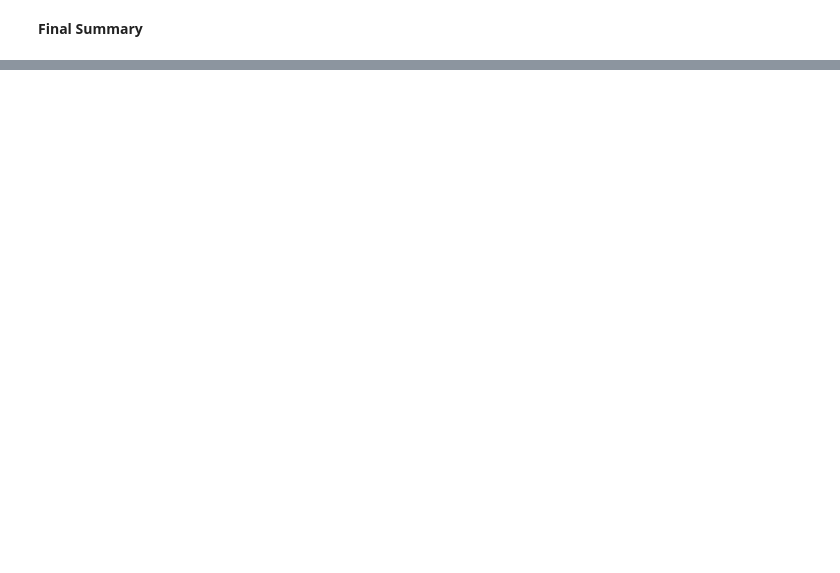
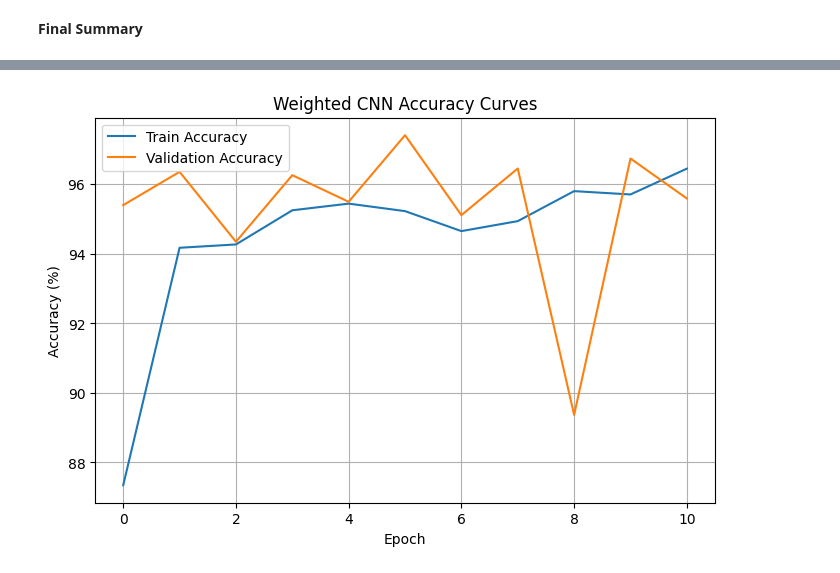
Before and after one commit to Shervinrtd/Chest_Xray, a Jupyter notebook: Chest_Xray.ipynb, the cells around one changed output, grey strips where cells are left out. Cells and saved outputs as stored; diff of their text form; code cells hidden in the pictures; blank space fills up the shorter version.

```diff
--- a/Chest_Xray.ipynb
+++ b/Chest_Xray.ipynb
@@ -1262,0 +2055,18 @@ plt.show()
+# %%
+plt.figure(figsize=(8,5))
+
+plt.plot(train_acc_weighted, label='Train Accuracy')
+plt.plot(val_acc_weighted, label='Validation Accuracy')
+
+plt.xlabel('Epoch')
+plt.ylabel('Accuracy (%)')
+
+plt.title('Weighted CNN Accuracy Curves')
+
+plt.legend()
+
+plt.grid(True)
+
+plt.show()
+# %% [output]
+[figure, added]
```
Also changed, not shown: parts of 89 cells of this notebook.
